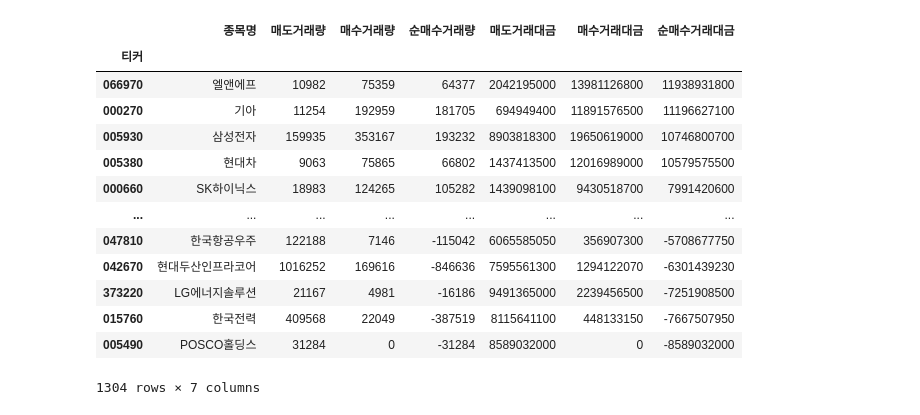
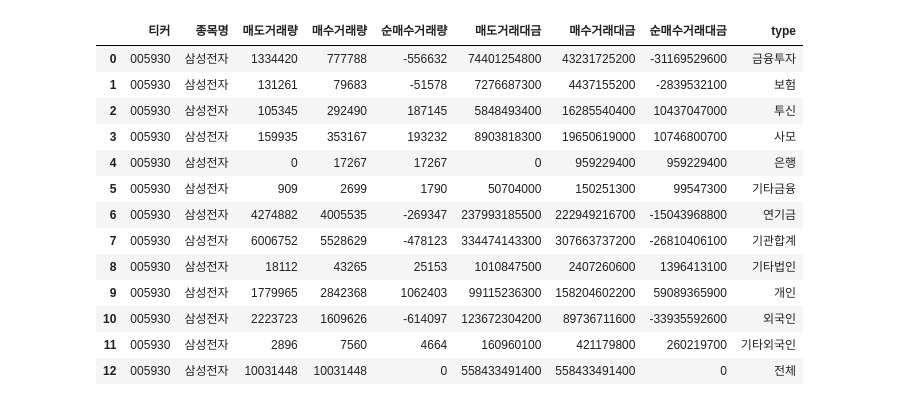
Before and after one commit to Unfinishedgod/finance_mlops, a Jupyter notebook: jupyter/kor_trading.ipynb, the cells around one changed output. Saved outputs shown, nothing was run; the diff lists cells and outputs as text; code cells hidden in the pictures.

```diff
--- a/jupyter/kor_trading.ipynb
+++ b/jupyter/kor_trading.ipynb
@@ -18,17 +16,19 @@ ValueError: cannot insert level_0, already exists
-# %%
-stock.get_market_net_purchases_of_equities("20230102", "20230102", "ALL", type_nm)
-# %% [output]
-|  | 종목명 | 매도거래량 | 매수거래량 | 순매수거래량 | 매도거래대금 | 매수거래대금 | 순매수거래대금 |
-| 티커 |  |  |  |  |  |  |  |
-| 066970 | 엘앤에프 | 10982 | 75359 | 64377 | 2042195000 | 13981126800 | 11938931800 |
-| 000270 | 기아 | 11254 | 192959 | 181705 | 694949400 | 11891576500 | 11196627100 |
-| 005930 | 삼성전자 | 159935 | 353167 | 193232 | 8903818300 | 19650619000 | 10746800700 |
-| 005380 | 현대차 | 9063 | 75865 | 66802 | 1437413500 | 12016989000 | 10579575500 |
-| 000660 | SK하이닉스 | 18983 | 124265 | 105282 | 1439098100 | 9430518700 | 7991420600 |
-| ... | ... | ... | ... | ... | ... | ... | ... |
-| 047810 | 한국항공우주 | 122188 | 7146 | -115042 | 6065585050 | 356907300 | -5708677750 |
-| 042670 | 현대두산인프라코어 | 1016252 | 169616 | -846636 | 7595561300 | 1294122070 | -6301439230 |
-| 373220 | LG에너지솔루션 | 21167 | 4981 | -16186 | 9491365000 | 2239456500 | -7251908500 |
-| 015760 | 한국전력 | 409568 | 22049 | -387519 | 8115641100 | 448133150 | -7667507950 |
-| 005490 | POSCO홀딩스 | 31284 | 0 | -31284 | 8589032000 | 0 | -8589032000 |
-1304 rows × 7 columns
+# %%
+total_df_samsung = total_df[total_df['티커'] == '005930'].reset_index(drop = True)
+# %%
+total_df_samsung
+# %% [output]
+|  | 티커 | 종목명 | 매도거래량 | 매수거래량 | 순매수거래량 | 매도거래대금 | 매수거래대금 | 순매수거래대금 | type |
+| 0 | 005930 | 삼성전자 | 1334420 | 777788 | -556632 | 74401254800 | 43231725200 | -31169529600 | 금융투자 |
+| 1 | 005930 | 삼성전자 | 131261 | 79683 | -51578 | 7276687300 | 4437155200 | -2839532100 | 보험 |
+| 2 | 005930 | 삼성전자 | 105345 | 292490 | 187145 | 5848493400 | 16285540400 | 10437047000 | 투신 |
+| 3 | 005930 | 삼성전자 | 159935 | 353167 | 193232 | 8903818300 | 19650619000 | 10746800700 | 사모 |
+| 4 | 005930 | 삼성전자 | 0 | 17267 | 17267 | 0 | 959229400 | 959229400 | 은행 |
+| 5 | 005930 | 삼성전자 | 909 | 2699 | 1790 | 50704000 | 150251300 | 99547300 | 기타금융 |
+| 6 | 005930 | 삼성전자 | 4274882 | 4005535 | -269347 | 237993185500 | 222949216700 | -15043968800 | 연기금 |
+| 7 | 005930 | 삼성전자 | 6006752 | 5528629 | -478123 | 334474143300 | 307663737200 | -26810406100 | 기관합계 |
+| 8 | 005930 | 삼성전자 | 18112 | 43265 | 25153 | 1010847500 | 2407260600 | 1396413100 | 기타법인 |
+| 9 | 005930 | 삼성전자 | 1779965 | 2842368 | 1062403 | 99115236300 | 158204602200 | 59089365900 | 개인 |
+| 10 | 005930 | 삼성전자 | 2223723 | 1609626 | -614097 | 123672304200 | 89736711600 | -33935592600 | 외국인 |
+| 11 | 005930 | 삼성전자 | 2896 | 7560 | 4664 | 160960100 | 421179800 | 260219700 | 기타외국인 |
+| 12 | 005930 | 삼성전자 | 10031448 | 10031448 | 0 | 558433491400 | 558433491400 | 0 | 전체 |
```
Also changed, not shown: parts of 4 cells of this notebook, 1 other file.
